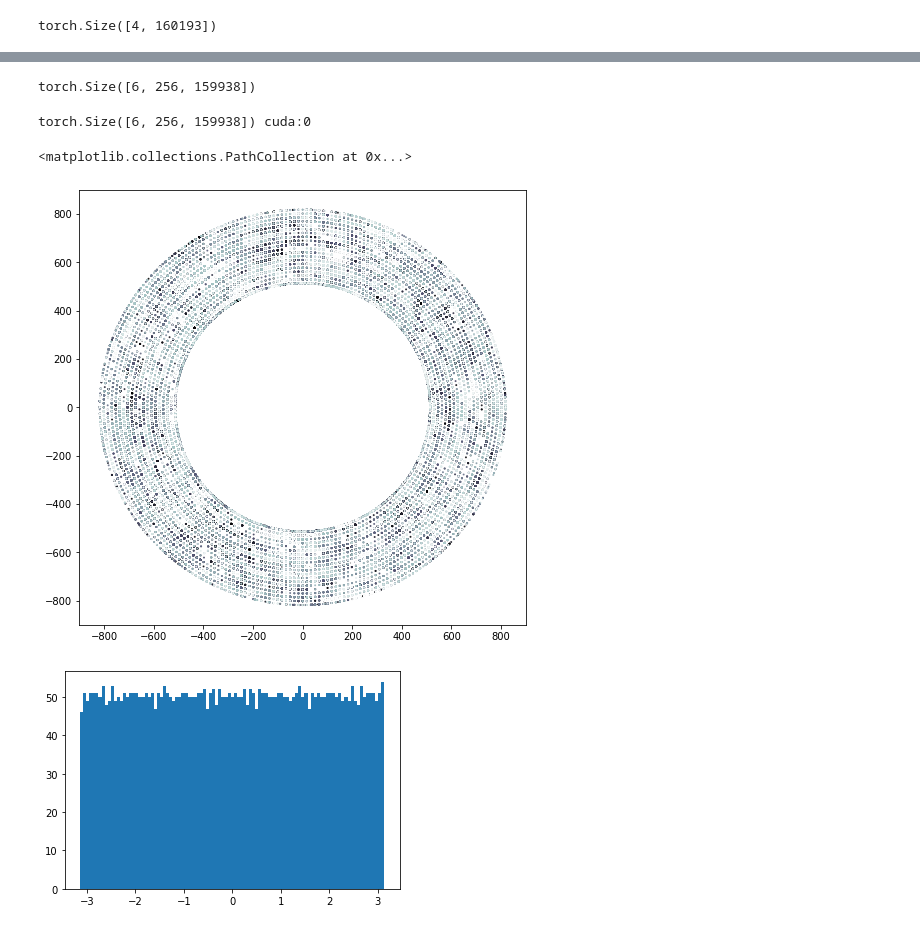
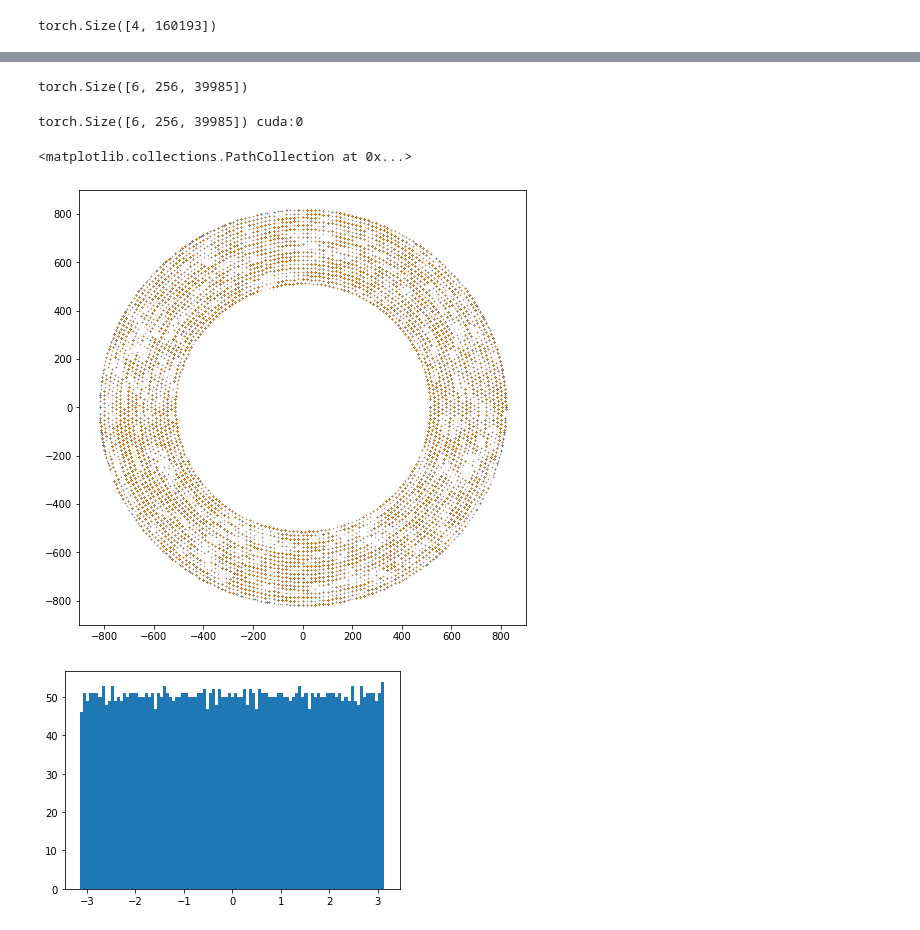
Before and after one commit to mdubouch/noise-gan, a Jupyter notebook: noise_info.ipynb, the cells around one changed output, grey strips where cells are left out. Saved outputs shown, nothing was run; the diff lists cells and outputs as text; code cells hidden in the pictures.

```diff
--- a/noise_info.ipynb
+++ b/noise_info.ipynb
@@ -612,7 +617,7 @@ _train.shape
 # %% [output]
 torch.Size([4, 160193])
 # %%
-_train = _train.unfold(1, hit_group_size, 1)
+_train = _train.unfold(1, hit_group_size, 4)
 # %%
 _train.shape
 # %% [output]
@@ -711,7 +716,7 @@ def inv_transform(tensor):
     array = (array.T * (train_max - train_min) + train_min).T # Invert transformation
 
     #print(array.shape)
-    array[2], array[3] = inv_transform_pos((array[2] + array[4]) % 1, (array[3] + array[5] - (-np.pi)) % (2*np.pi) + (-np.pi))
+    array[2], array[3] = inv_transform_pos((array[2] + array[4]) % (1 + 1e-5), (array[3] + array[5] - (-np.pi)) % (2*np.pi + 1e-5) + (-np.pi))
     array[4], array[5] = inv_transform_pos(array[4], array[5])
     #array[2], array[3] = inv_transform_pos(array[2], array[3])
     return array
@@ -728,20 +733,21 @@ chunked = train.permute(2, 0, 1)
 # %%
 chunked.shape
 # %% [output]
-torch.Size([6, 256, 159938])
+torch.Size([6, 256, 39985])
 # %%
 print(chunked.shape, chunked.device)
 # %% [output]
-torch.Size([6, 256, 159938]) cuda:0
+torch.Size([6, 256, 39985]) cuda:0
 # %%
 _inv = inv_transform(chunked[:,0,:])
 # %%
 plt.figure(figsize=(8,8))
 rainbow = cm.get_cmap('bone')
-plt.scatter(_inv[2], _inv[3], s=1, c=rainbow(np.arange(0, _inv[0].size) / _inv[0].size), alpha=0.8)
+plt.scatter(_inv[2], _inv[3], s=0.1 )#c=rainbow(np.arange(0, _inv[0].size) / _inv[0].size), alpha=0.8)
+plt.scatter(wx[:], wy[:], s=0.1, alpha=0.2)
 # %% [output]
 <matplotlib.collections.PathCollection at 0x...>
-[figure, old version]
+[figure, new version]
 # %%
 plt.hist(np.arctan2(wire_y, wire_x), bins=99);
 # %% [output]
```
Also changed, not shown: parts of 51 cells of this notebook.
